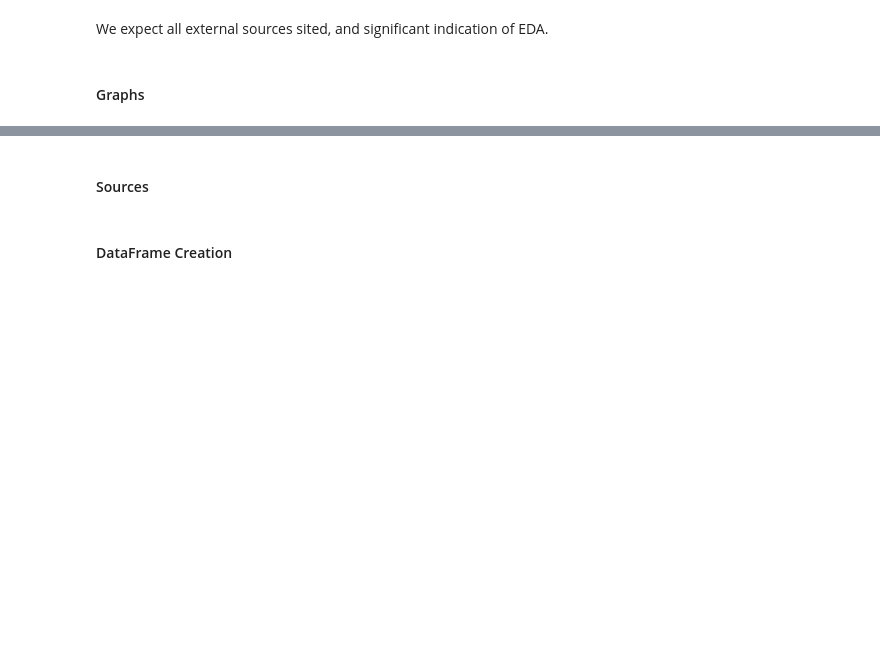
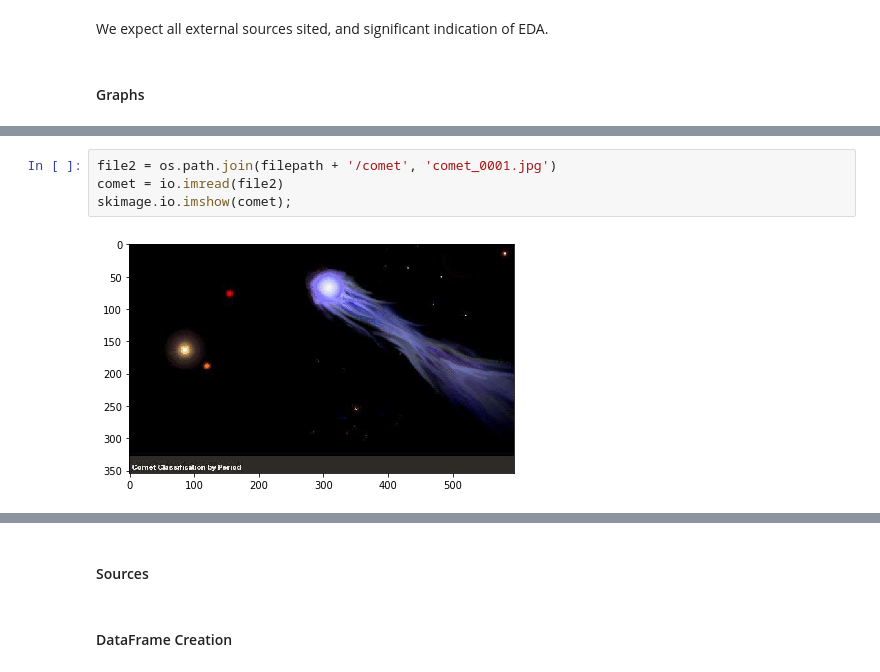
Before and after one commit to WesleyDeng1016/imageclassification, a Jupyter notebook: final_project/GradProject_NB2.ipynb, the cells around one changed output, grey strips where cells are left out. Saved outputs shown, nothing was run; the diff lists cells and outputs as text; blank space fills up the shorter version.

```diff
--- a/final_project/GradProject_NB2.ipynb
+++ b/final_project/GradProject_NB2.ipynb
@@ -215,0 +217,6 @@ io.imshow(grayscale)
+# %%
+file2 = os.path.join(filepath + '/comet', 'comet_0001.jpg')
+comet = io.imread(file2)
+skimage.io.imshow(comet);
+# %% [output]
+[figure, added]
```
Also changed, not shown: parts of 39 cells of this notebook, 1 other file.
